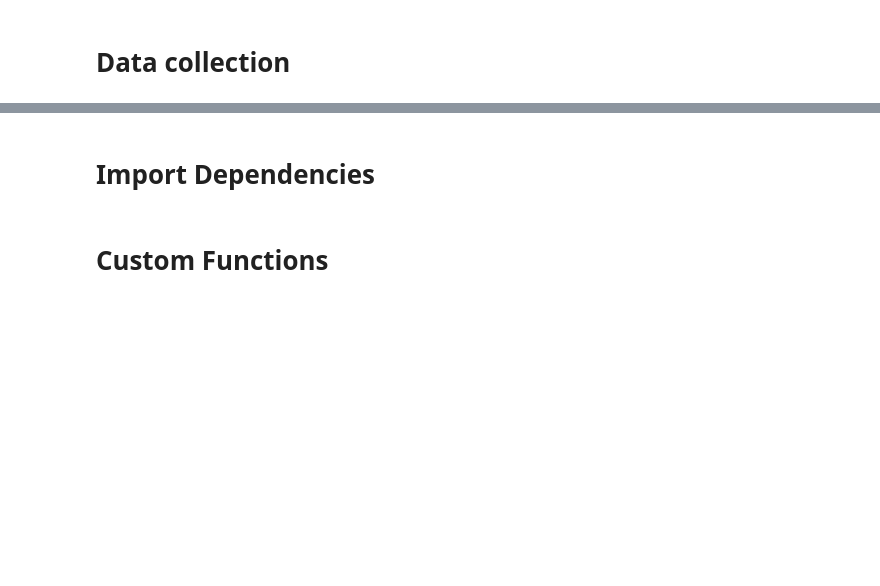
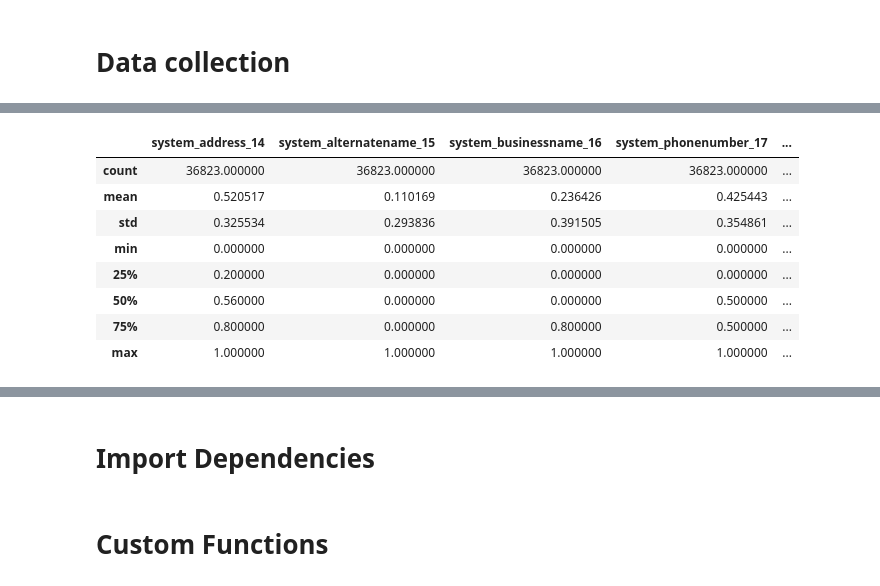
Before and after one commit to sachin032/TensorFlow, a Jupyter notebook: Exercise-1.ipynb, the cells around one changed output, grey strips where cells are left out. Saved outputs shown, nothing was run; the diff lists cells and outputs as text; code cells hidden in the pictures; blank space fills up the shorter version.

```diff
--- a/Exercise-1.ipynb
+++ b/Exercise-1.ipynb
@@ -68,0 +134,12 @@ Saving BigData.csv to BigData (3).csv
+# %%
+train_df.describe()
+# %% [output]
+|  | system_address_14 | system_alternatename_15 | system_businessname_16 | system_phonenumber_17 | ... |
+| count | 36823.000000 | 36823.000000 | 36823.000000 | 36823.000000 | ... |
+| mean | 0.520517 | 0.110169 | 0.236426 | 0.425443 | ... |
+| std | 0.325534 | 0.293836 | 0.391505 | 0.354861 | ... |
+| min | 0.000000 | 0.000000 | 0.000000 | 0.000000 | ... |
+| 25% | 0.200000 | 0.000000 | 0.000000 | 0.000000 | ... |
+| 50% | 0.560000 | 0.000000 | 0.000000 | 0.500000 | ... |
+| 75% | 0.800000 | 0.000000 | 0.800000 | 0.500000 | ... |
+| max | 1.000000 | 1.000000 | 1.000000 | 1.000000 | ... |
```
Also changed, not shown: parts of 18 cells of this notebook.
